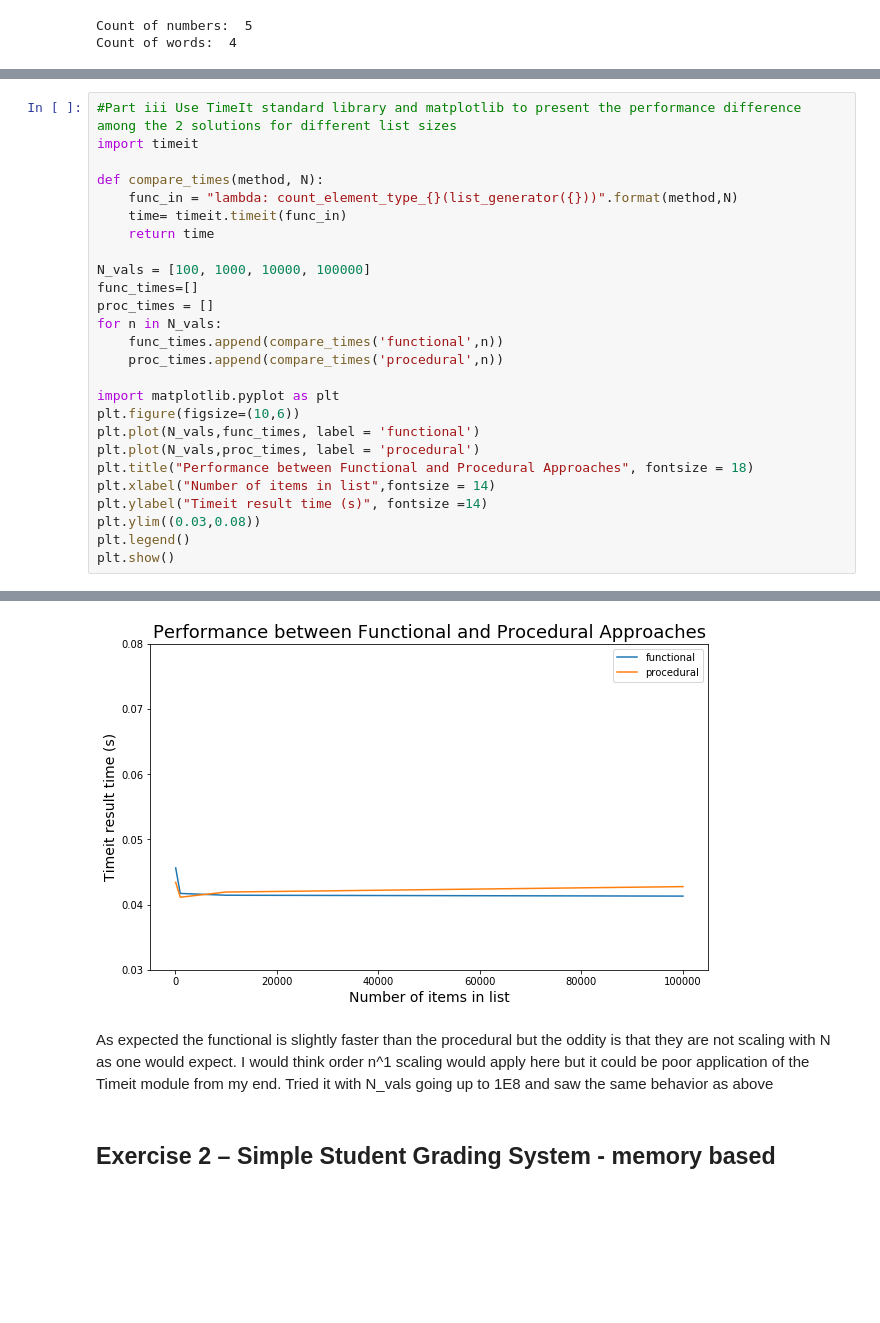
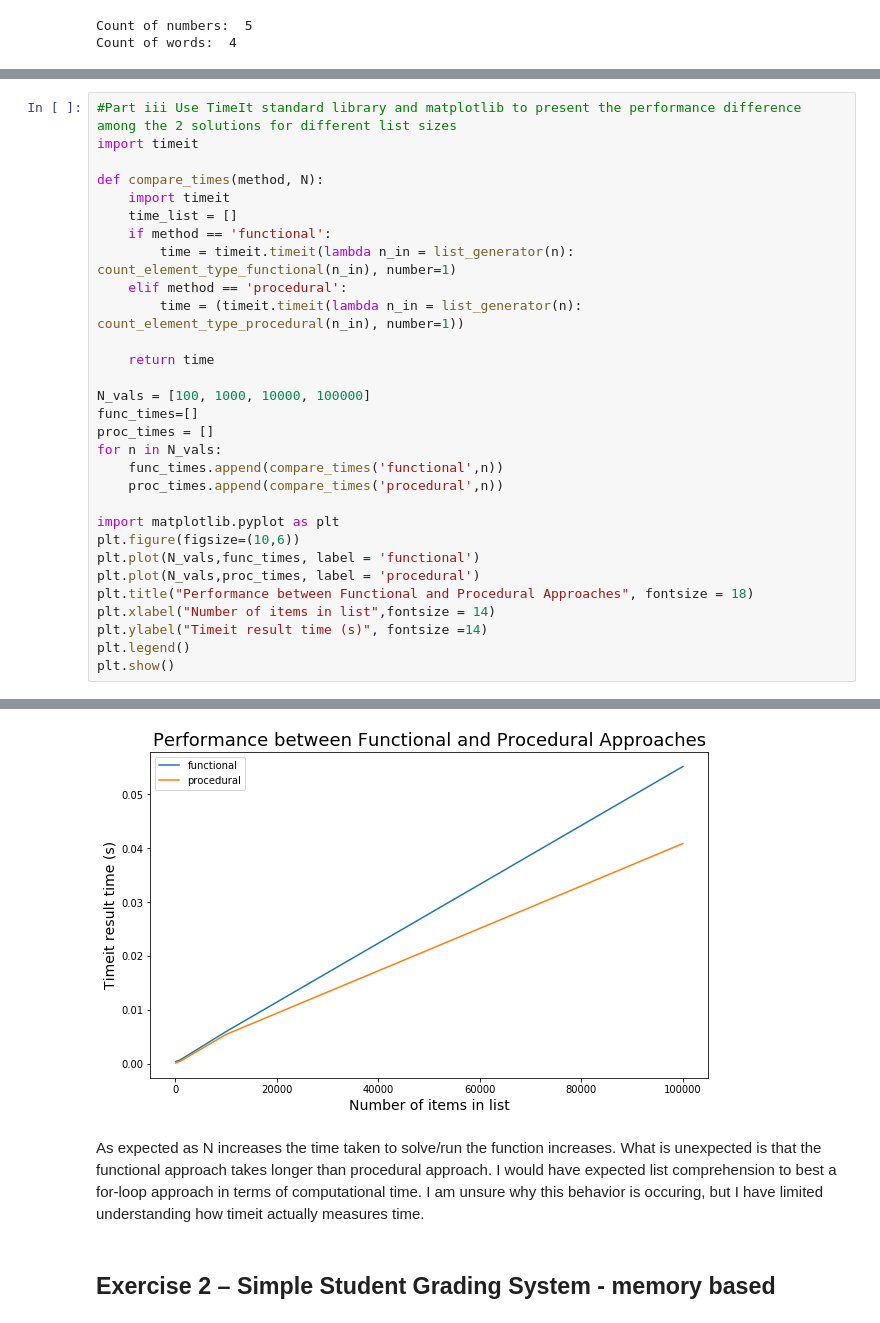
Before and after one commit to pspatel2/MSiA422_Assignments, a Jupyter notebook: HW1/MSiA422_Assignment1_Parth.ipynb, the cells around one changed output, grey strips where cells are left out. Cells and saved outputs as stored; diff of their text form; blank space fills up the shorter version.

Commit message:
Updated score summary function to allow user to select which scores.  Also updated timeit implementation

```diff
--- a/HW1/MSiA422_Assignment1_Parth.ipynb
+++ b/HW1/MSiA422_Assignment1_Parth.ipynb
@@ -77,8 +77,13 @@ Count of words:  12
 import timeit
 
 def compare_times(method, N):
-    func_in = "lambda: count_element_type_{}(list_generator({}))".format(method,N)
-    time= timeit.timeit(func_in)
+    import timeit
+    time_list = []
+    if method == 'functional':
+        time = timeit.timeit(lambda n_in = list_generator(n): count_element_type_functional(n_in), number=1)
+    elif method == 'procedural':
+        time = (timeit.timeit(lambda n_in = list_generator(n): count_element_type_procedural(n_in), number=1))
+
     return time
 
 N_vals = [100, 1000, 10000, 100000]
@@ -95,7 +100,6 @@ plt.plot(N_vals,proc_times, label = 'procedural')
 plt.title("Performance between Functional and Procedural Approaches", fontsize = 18)
 plt.xlabel("Number of items in list",fontsize = 14)
 plt.ylabel("Timeit result time (s)", fontsize =14)
-plt.ylim((0.03,0.08))
 plt.legend()
 plt.show()
 # %% [output]
@@ -102,6 +122,6 @@ plt.show()
-[figure, old version]
+[figure, new version]
-# %% [markdown]
-As expected the functional is slightly faster than the procedural but the oddity is that they are not scaling with N as one would expect.  I would think order n^1 scaling would apply here but it could be poor application of the Timeit module from my end.  Tried it with N_vals going up to 1E8 and saw the same behavior as above
+# %% [markdown]
+As expected as N increases the time taken to solve/run the function increases.  What is unexpected is that the functional approach takes longer than procedural approach.  I would have expected list comprehension to best a for-loop approach in terms of computational time.  I am unsure why this behavior is occuring, but I have limited understanding how timeit actually measures time.
 # %% [markdown]
 ## Exercise 2 – Simple Student Grading System - memory based
 # %% [markdown]
```
Also changed, not shown: parts of 7 cells of this notebook.
